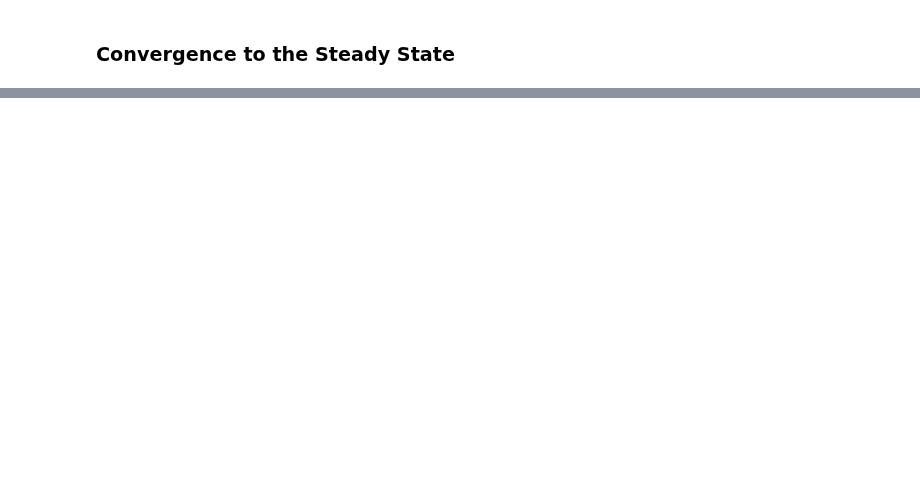
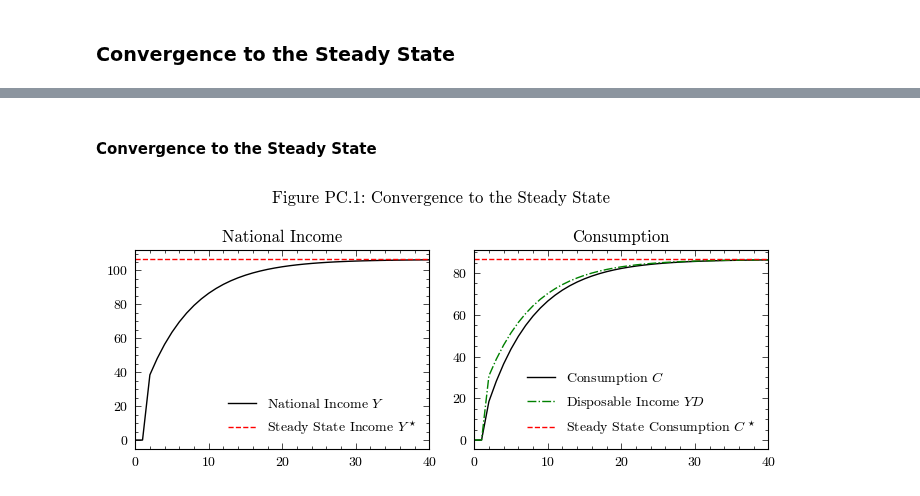
Before and after one commit to KarlNaumann/MacroStat, a Jupyter notebook: docs/models/GL06/GL06PC.ipynb, the cells around one changed output, grey strips where cells are left out. Cells and saved outputs as stored; diff of their text form; code cells hidden in the pictures; blank space fills up the shorter version.

Commit message:
docs: model PC v0

```diff
--- a/docs/models/GL06/GL06PC.ipynb
+++ b/docs/models/GL06/GL06PC.ipynb
@@ -282,0 +211,6 @@ plt.show()
+# %%
+steadystate = {}
+p = model.parameters
+a3 = (1-p["PropensityToConsumeIncome"]) / p["PropensityToConsumeSavings"]
+r = model.scenarios[(0,"InterestRate")][0]
+g = model.scenarios[(0,"GovernmentDemand")][0]
@@ -282,0 +222,5 @@ plt.show()
+# %%
+steadystate["DisposableIncome"] = g /  (
+    (p["TaxRate"] / (1-p["TaxRate"]))
+    - r * ((p["WealthShareBills_Constant"] + p["WealthShareBills_InterestRate"] * r) * a3 - p["WealthShareBills_Income"])
+)
@@ -282,0 +236,5 @@ plt.show()
+# %%
+steadystate["HouseholdBillStock"] = (
+    a3 * (p["WealthShareBills_Constant"] + p["WealthShareBills_InterestRate"] * r) - p["WealthShareBills_Income"]
+    ) * steadystate["DisposableIncome"]
+steadystate["Wealth"] = steadystate["DisposableIncome"] / a3
@@ -282,0 +250,23 @@ plt.show()
+# %%
+steadystate["NationalIncome"] = steadystate["DisposableIncome"] + g
+steadystate["Consumption"] = steadystate["DisposableIncome"]
+# %% [markdown]
+#### Convergence to the Steady State
+# %%
+fig, axs = plt.subplots(ncols=2, nrows=1, figsize=(7, 3))
+axs[0].plot(output.index, output['NationalIncome'], color='k', label=r'National Income $Y$')
+axs[0].axhline(y=steadystate["NationalIncome"], color='r', linestyle='--', label=r'Steady State Income $Y^\star$')
+axs[0].legend(loc='lower right', frameon=False)
+axs[0].set_xlim(0,40)
+axs[0].set_title('National Income')
+axs[1].plot(output.index, output['ConsumptionHousehold'], color='k', label=r'Consumption $C$')
+axs[1].plot(output.index, output['DisposableIncome'], color='g', linestyle='-.', label=r'Disposable Income $YD$')
+axs[1].axhline(y=steadystate["Consumption"], color='r', linestyle='--', label=r'Steady State Consumption $C^\star$')
+axs[1].legend(loc='lower right', frameon=False)
+axs[1].set_xlim(0,40)
+axs[1].set_title('Consumption')
+fig.suptitle('Figure PC.1: Convergence to the Steady State')
+plt.tight_layout()
+plt.show()
+# %% [output]
+[figure, added]
```
Also changed, not shown: parts of 51 cells of this notebook, 9 other files.
